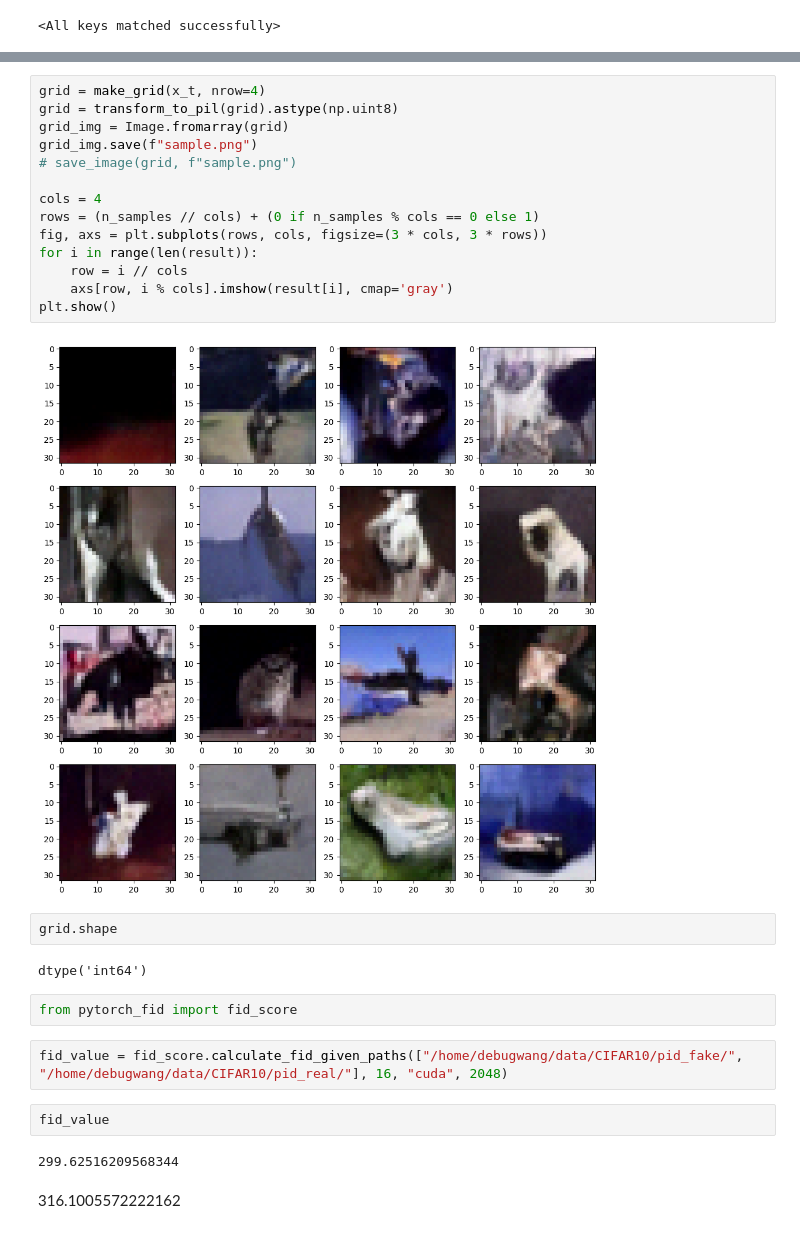
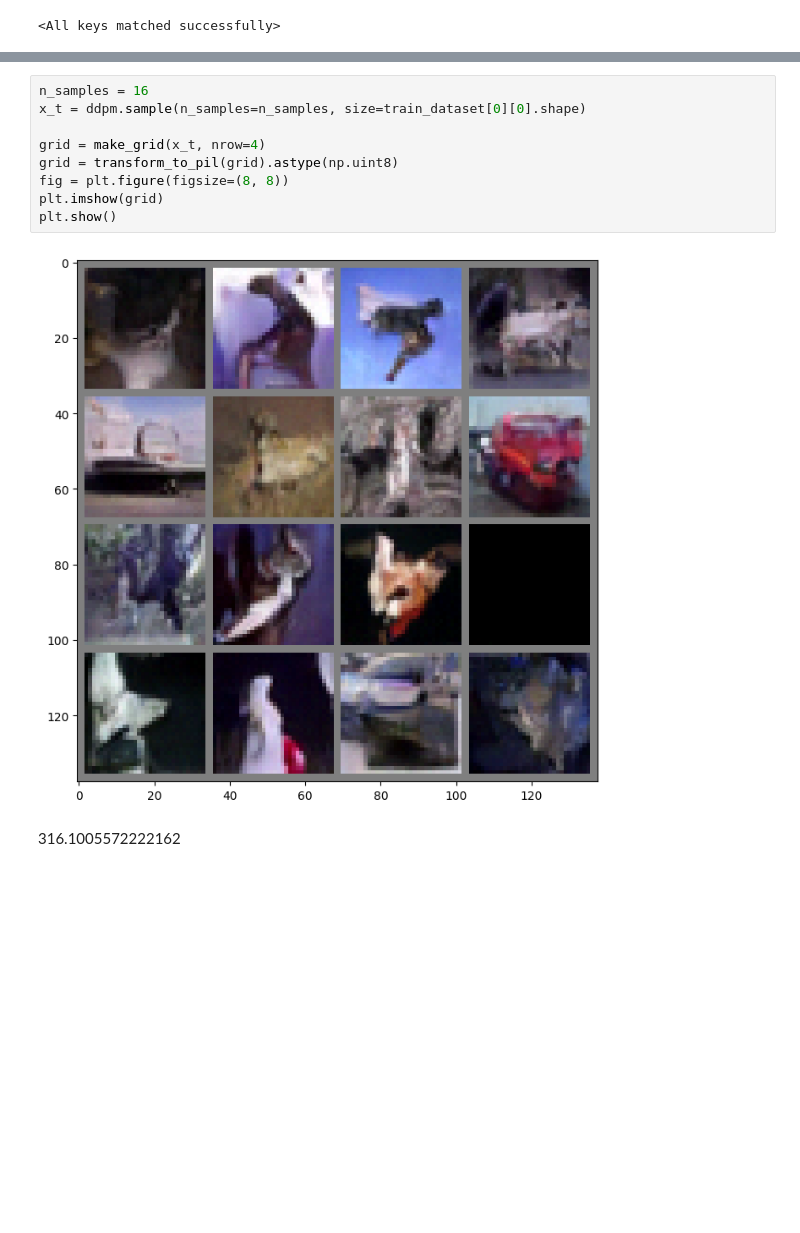
Before and after one commit to debugwangz/learn_aigc, a Jupyter notebook: diffusion/test.ipynb, the cells around one changed output, grey strips where cells are left out. Drawn from its saved outputs; the diff is of its cells as text; blank space fills up the shorter version.

```diff
--- a/diffusion/test.ipynb
+++ b/diffusion/test.ipynb
@@ -502,30 +487,13 @@ for i in range(x_t.shape[0]):
 # %%
+n_samples = 16
+x_t = ddpm.sample(n_samples=n_samples, size=train_dataset[0][0].shape)
+
 grid = make_grid(x_t, nrow=4)
 grid = transform_to_pil(grid).astype(np.uint8)
-grid_img = Image.fromarray(grid)
-grid_img.save(f"sample.png")
-# save_image(grid, f"sample.png")
-
-cols = 4
-rows = (n_samples // cols) + (0 if n_samples % cols == 0 else 1)
-fig, axs = plt.subplots(rows, cols, figsize=(3 * cols, 3 * rows))
-for i in range(len(result)):
-    row = i // cols
-    axs[row, i % cols].imshow(result[i], cmap='gray')
+fig = plt.figure(figsize=(8, 8))
+plt.imshow(grid)
 plt.show()
 # %% [output]
-[figure, old version]
+[figure, new version]
-# %%
-grid.shape
-# %% [output]
-dtype('int64')
-# %%
-from pytorch_fid import fid_score
-# %%
-fid_value = fid_score.calculate_fid_given_paths(["/home/debugwang/data/CIFAR10/pid_fake/", "/home/debugwang/data/CIFAR10/pid_real/"], 16, "cuda", 2048)
-# %%
-fid_value
-# %% [output]
-299.62516209568344
 # %% [markdown]
 316.1005572222162
```
Also changed, not shown: parts of 2 cells of this notebook.
